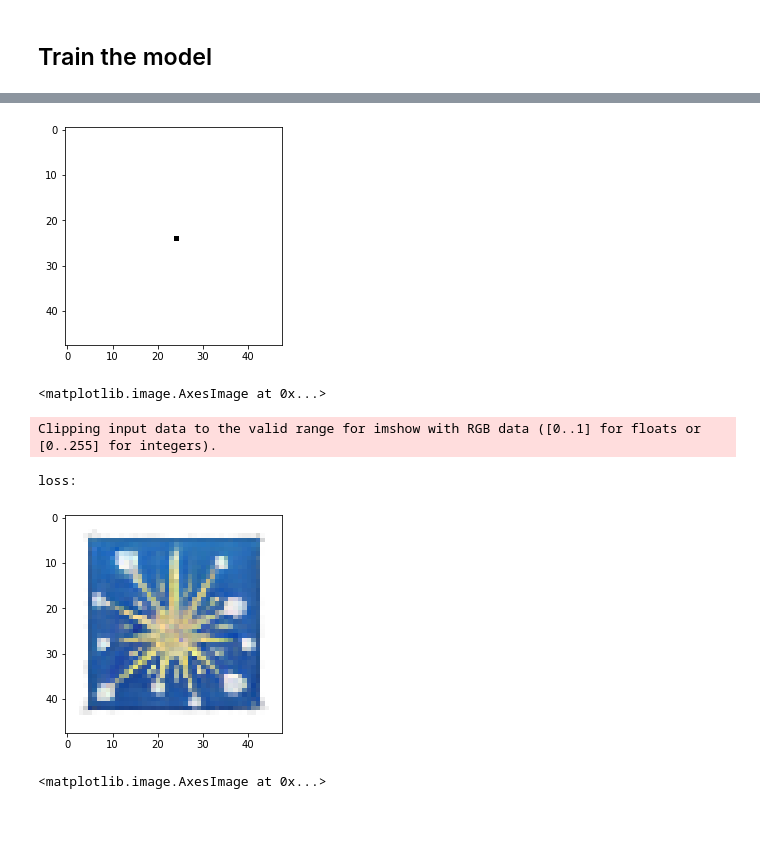
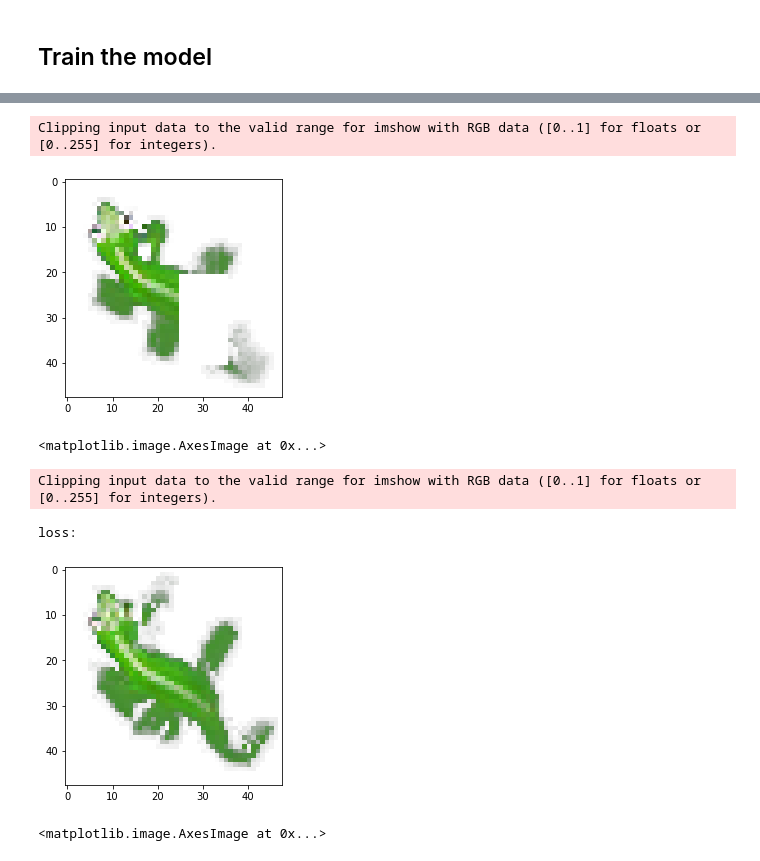
Before and after one commit to LetteraUnica/neural_cellular_automata, a Jupyter notebook: pytorch_ca/neural_CA.ipynb, the cells around one changed output, grey strips where cells are left out. Drawn from its saved outputs; the diff is of its cells as text; code cells hidden in the pictures; blank space fills up the shorter version.

```diff
--- a/pytorch_ca/neural_CA.ipynb
+++ b/pytorch_ca/neural_CA.ipynb
@@ -34,7 +33,7 @@ imshow(pool[0])
 <matplotlib.image.AxesImage at 0x...>
 # %%
 # Imports the target emoji
-target = read_image("images/firework.png", ImageReadMode.RGB_ALPHA).float()
+target = read_image("images/lizard.png", ImageReadMode.RGB_ALPHA).float()
 target = T.Resize((TARGET_SIZE, TARGET_SIZE))(target)
 target = RGBAtoFloat(target)
 
@@ -46,7 +45,6 @@ imshow(target)
 # Define the model
 device = torch.device("cuda" if torch.cuda.is_available() else "cpu")
 
-target = target.to(device)
 model = NeuralCA(N_CHANNELS, device)
 # %%
 # Load a pretrained model
@@ -56,19 +52,17 @@ Successfully loaded model!
 # %%
-L_target = NCALoss(pad(target, TARGET_PADDING), alpha_channels=[3])
+L_target = NCALoss(pad(target, TARGET_PADDING).to(device), alpha_channels=[3])
 
-L_dead = NCALoss(torch.zeros([4, 48, 48]).cuda(), alpha_channels=[3])
-
-criterion = CombinedLoss([L_target, L_dead], [ConstantWeight(64, 96), ConstantWeight(160, np.inf)])
+criterion = CombinedLoss([L_target], [ConstantWeight(64, np.inf)])
 # %% [markdown]
 ## Train the model
 # %%
 wandb.init(mode="disabled")
 # %%
-optimizer = torch.optim.Adam(model.parameters(), lr=1e-3)
-scheduler = torch.optim.lr_scheduler.MultiStepLR(optimizer, milestones=[40, 80], gamma=0.3)
+optimizer = torch.optim.Adam(model.parameters(), lr=2e-3)
+scheduler = torch.optim.lr_scheduler.MultiStepLR(optimizer, milestones=[40, 80], gamma=0.2)
 
 # Change kind in "growing" to train for growing, "persistent" to train for persistence
-model.train_CA(optimizer, criterion, pool, batch_size=8, n_epochs=20, scheduler=scheduler,
-               kind="persist", skip_damage=2, skip_update=1, n_max_losses=4,
+model.train_CA(optimizer, criterion, pool, batch_size=8, n_epochs=80, scheduler=scheduler,
+               kind="regenerating", skip_damage=1, skip_update=1, n_max_losses=1,
                evolution_iters=96)
 # %% [output]
@@ -85,17 +81,18 @@ model.save("my_model.pt")
 # %%
-# A damaged image
+# A pool sample
 image, idx = pool.sample(1)
 imshow(image[0])
 # %% [output]
+Clipping input data to the valid range for imshow with RGB data ([0..1] for floats or [0..255] for integers).
-[figure, old version]
+[figure, new version]
-<matplotlib.image.AxesImage at 0x...>
+<matplotlib.image.AxesImage at 0x...>
 # %%
 # After 200 iters the CA perfectly corrects it
-x = model.evolve(image.cuda(), 96)
+x = model.evolve(image.cuda(), 960)
 print("loss: ")
 imshow(x[0])
 # %% [output]
 Clipping input data to the valid range for imshow with RGB data ([0..1] for floats or [0..255] for integers).
 loss:
-[figure, old version]
+[figure, new version]
 <matplotlib.image.AxesImage at 0x...>
```
Also changed, not shown: parts of 7 cells of this notebook, 3 other files.
